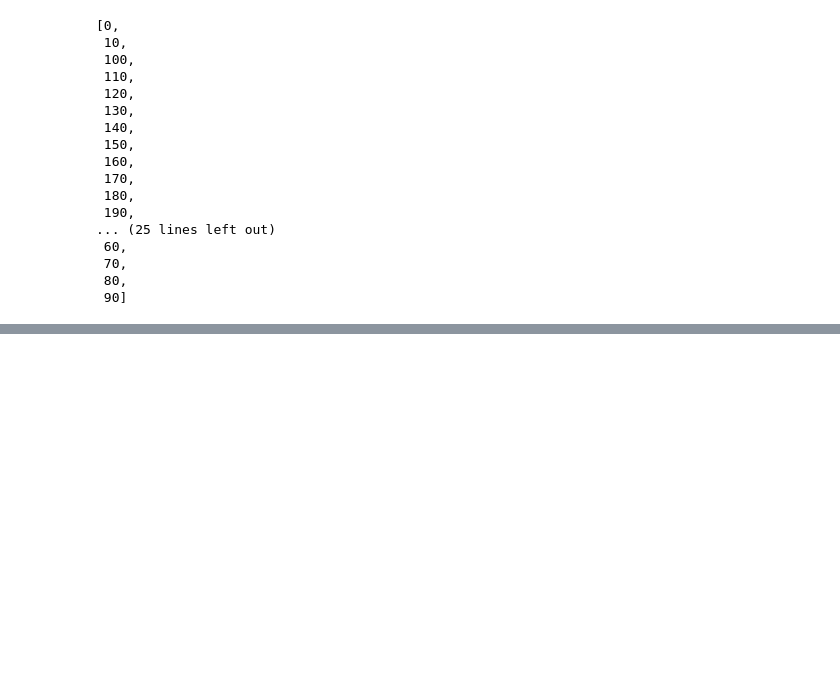
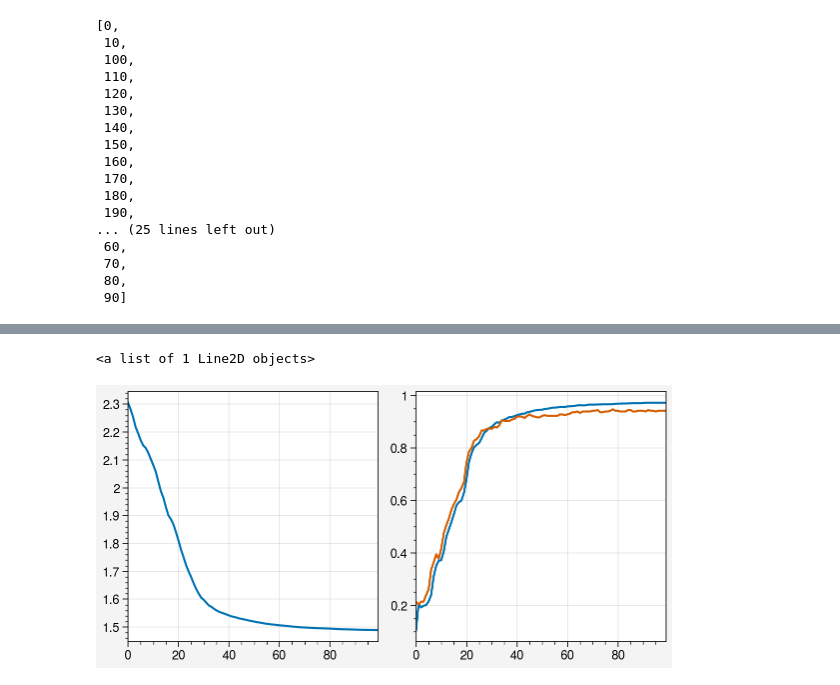
Before and after one commit to liuandrew/training-rl-algo, a Jupyter notebook: write_and_test/Untitled.ipynb, the cells around one changed output, grey strips where cells are left out. Drawn from its saved outputs; the diff is of its cells as text; code cells hidden in the pictures; blank space fills up the shorter version.

```diff
--- a/write_and_test/Untitled.ipynb
+++ b/write_and_test/Untitled.ipynb
@@ -945,0 +1051,8 @@ checkpoint_folder = '../trained_models/checkpoint/nav_pdistal_width16auxwall01_t
+# %%
+fig, ax = pplt.subplots(ncols=2, sharey=False)
+ax[0].plot(losses)
+ax[1].plot(train_accuracies)
+ax[1].plot(test_accuracies)
+# %% [output]
+<a list of 1 Line2D objects>
+[figure, added]
```
Also changed, not shown: parts of 11 cells of this notebook, 19 other files.
